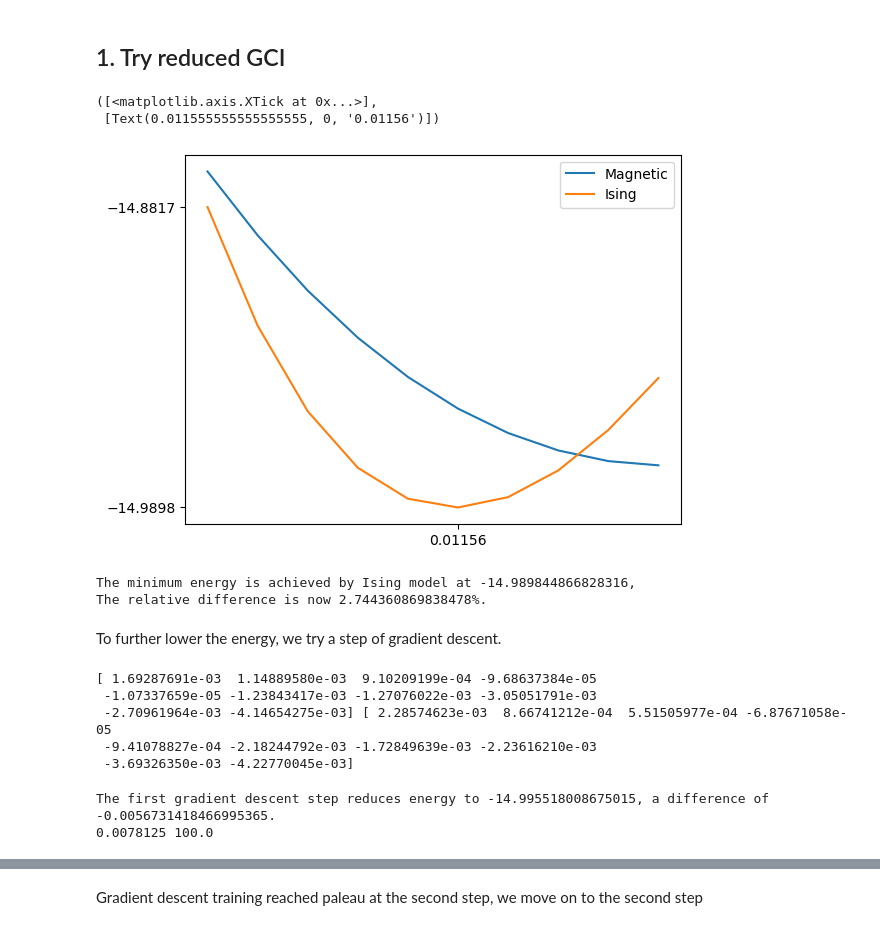
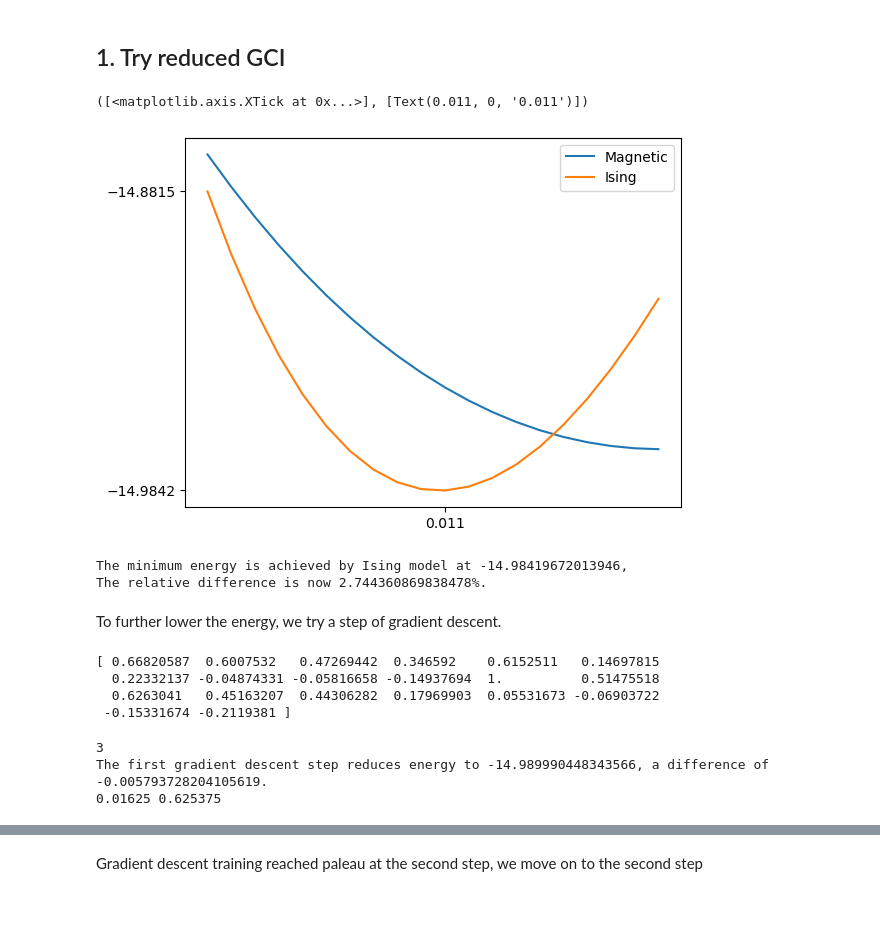
Before and after one commit to qiboteam/boostvqe, a Jupyter notebook: notebooks/gci_ISING_gd.ipynb, the cells around one changed output, grey strips where cells are left out. Drawn from its saved outputs; the diff is of its cells as text; code cells hidden in the pictures.

```diff
--- a/notebooks/gci_ISING_gd.ipynb
+++ b/notebooks/gci_ISING_gd.ipynb
@@ -98,7 +134,7 @@ def grid_search_Ising(loss_function, b_list, j_list, grad_b, grad_j, s_min, s_ma
 qibo.set_backend("numpy")
 
 # set the path string which define the results
-path = "../results/vqe_data/with_params/sgd_10q_7l_42/"
+path = "../results/vqe_data/with_params/10q7l/sgd_10q_7l_42/"
 
 # set the target epoch to which apply DBQA and the number of steps
 target_epoch = 2000
@@ -153,7 +189,7 @@ fsoe  = VQERotatedEvolutionOracle(eo_xxz, vqe)
 
 # init gci with the vqe-rotated hamiltonian
 gci  = GroupCommutatorIterationWithEvolutionOracles(input_hamiltonian_evolution_oracle=fsoe,
-        mode_double_bracket_rotation=DoubleBracketRotationType.group_commutator_third_order_reduced)
+        mode_double_bracket_rotation=DoubleBracketRotationType.group_commutator)
 # %%
 # Randomized initial b_list
 # 1-local magnetic field
@@ -164,51 +200,49 @@ eo_d_Ising = IsingNNEvolutionOracle(b_list,b_list)
 # %%
 losses_1 = []
 losses_2 = []
-times = np.linspace(1e-3,2e-2,10)
+times = np.linspace(1e-3,2e-2,20)
 for s in times:
     losses_1.append(gci.loss(s, eo_d))
     losses_2.append(gci.loss(s, eo_d_Ising))
 plt.plot(times,losses_1, label="Magnetic")
 plt.plot(times,losses_2, label="Ising")
 plt.legend()
 plt.yticks([losses_1[0],losses_1[np.argmin(losses_1)]])
 plt.xticks([times[np.argmin(losses_1)]])
 plt.yticks([losses_2[0],losses_2[np.argmin(losses_2)]])
 plt.xticks([times[np.argmin(losses_2)]])
 # %% [output]
-([<matplotlib.axis.XTick at 0x...>],
- [Text(0.011555555555555555, 0, '0.01156')])
+([<matplotlib.axis.XTick at 0x...>], [Text(0.011, 0, '0.011')])
-[figure, old version]
+[figure, new version]
 # %%
 min_loss = min(losses_2)
 s_gci_1 = times[np.argmin(losses_2)]
 print(f"The minimum energy is achieved by Ising model at {min_loss},\n\
 The relative difference is now {abs(ene1-target_energy)/abs(target_energy)*100}%.")
 # %% [output]
-The minimum energy is achieved by Ising model at -14.989844866828316,
+The minimum energy is achieved by Ising model at -14.98419672013946,
 The relative difference is now 2.744360869838478%.
 # %% [markdown]
 To further lower the energy, we try a step of gradient descent.
 # %%
-grad_b, grad_j = gradient_numerical_Ising(gci.loss, b_list, b_list, min_loss, s_gci_1 )
-print(grad_b, grad_j)
+grad = gradient_numerical(gci.loss, 2,  b_list+b_list, min_loss, s_gci_1 )
+print(grad)
 # %% [output]
-[ 1.69287691e-03  1.14889580e-03  9.10209199e-04 -9.68637384e-05
- -1.07337659e-05 -1.23843417e-03 -1.27076022e-03 -3.05051791e-03
- -2.70961964e-03 -4.14654275e-03] [ 2.28574623e-03  8.66741212e-04  5.51505977e-04 -6.87671058e-05
- -9.41078827e-04 -2.18244792e-03 -1.72849639e-03 -2.23616210e-03
- -3.69326350e-03 -4.22770045e-03]
+[ 0.66820587  0.6007532   0.47269442  0.346592    0.6152511   0.14697815
+  0.22332137 -0.04874331 -0.05816658 -0.14937694  1.          0.51475518
+  0.6263041   0.45163207  0.44306282  0.17969903  0.05531673 -0.06903722
+ -0.15331674 -0.2119381 ]
 # %%
-best_s, best_lr, best_params, best_loss = grid_search_Ising(gci.loss, b_list, b_list, grad_b, grad_j, 5e-3, 5e-2, 1e2, 5e2, 300)
+best_s, best_lr, best_params, best_loss = adapative_grid_search(gci.loss, 2, b_list+b_list, grad, 5e-3, 2e-2, 1e-3, 1, 30, 2, 300)
 print(f"The first gradient descent step reduces energy to {best_loss}, a difference of {best_loss - min_loss}.")
 print(best_s, best_lr)
-b_list_train = best_params[0]
-j_list_train = best_params[1]
+best_params_train = best_params
 best_loss_train = best_loss
 best_s_train = best_s
 # %% [output]
-The first gradient descent step reduces energy to -14.995518008675015, a difference of -0.0056731418466995365.
-0.0078125 100.0
+3
+The first gradient descent step reduces energy to -14.989990448343566, a difference of -0.005793728204105619.
+0.01625 0.625375
 # %%
 # Training gradient
 train_epochs = 10
```
Also changed, not shown: parts of 17 cells of this notebook, 13 other files.
